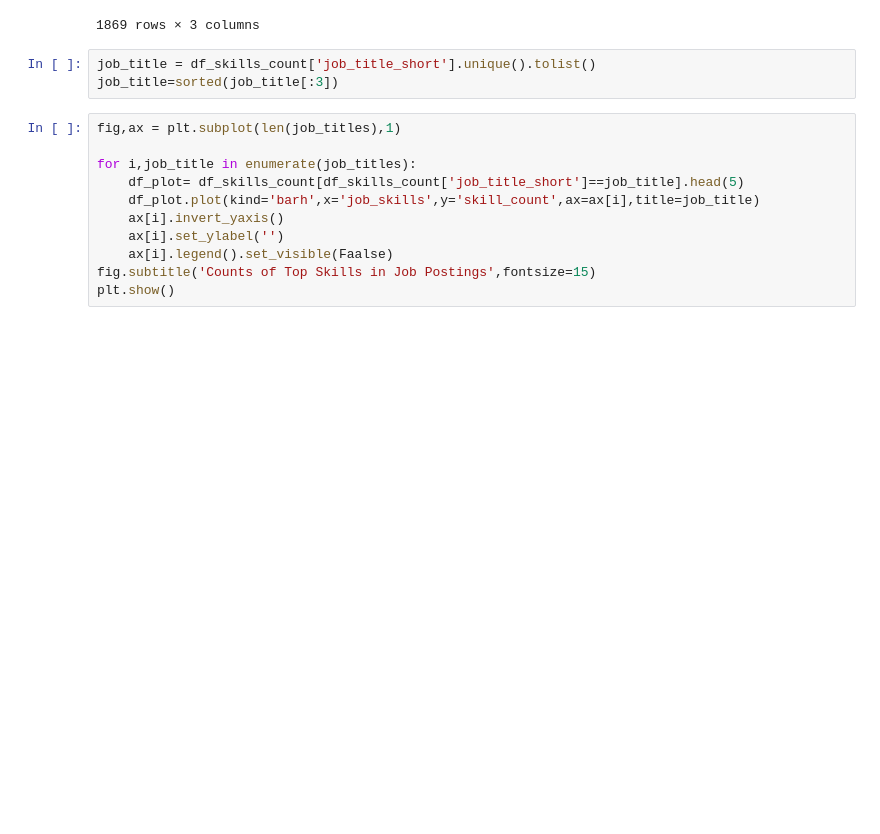
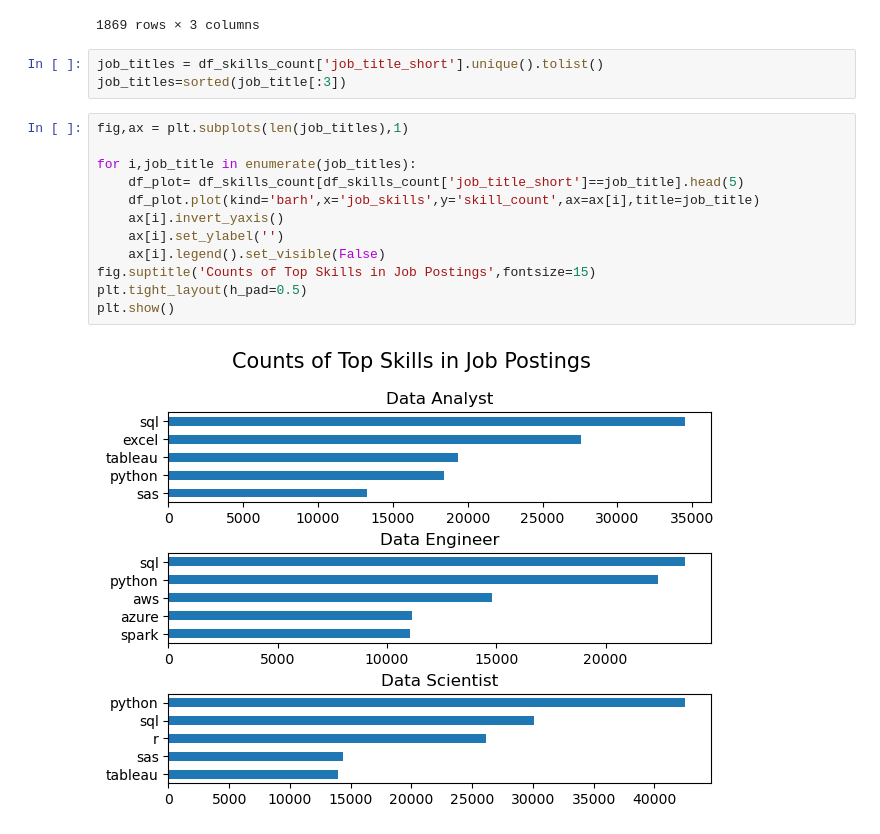
Before and after one commit to lakshay2002-cloud/Python-Project, a Jupyter notebook: Project/2_Skills_Count.ipynb, the cells around one changed output. Drawn from its saved outputs; the diff is of its cells as text; blank space fills up the shorter version.

```diff
--- a/Project/2_Skills_Count.ipynb
+++ b/Project/2_Skills_Count.ipynb
@@ -56,16 +57,19 @@ df_skills_count
 | 630 | gtx | Data Analyst | 1 |
 1869 rows × 3 columns
 # %%
-job_title = df_skills_count['job_title_short'].unique().tolist()
-job_title=sorted(job_title[:3])
+job_titles = df_skills_count['job_title_short'].unique().tolist()
+job_titles=sorted(job_title[:3])
 # %%
-fig,ax = plt.subplot(len(job_titles),1)
+fig,ax = plt.subplots(len(job_titles),1)
 
 for i,job_title in enumerate(job_titles):
     df_plot= df_skills_count[df_skills_count['job_title_short']==job_title].head(5)
     df_plot.plot(kind='barh',x='job_skills',y='skill_count',ax=ax[i],title=job_title)
     ax[i].invert_yaxis()
     ax[i].set_ylabel('')
-    ax[i].legend().set_visible(Faalse)
-fig.subtitle('Counts of Top Skills in Job Postings',fontsize=15)
+    ax[i].legend().set_visible(False)
+fig.suptitle('Counts of Top Skills in Job Postings',fontsize=15)
+plt.tight_layout(h_pad=0.5)
 plt.show()
+# %% [output]
+[figure, added]
```
Also changed, not shown: parts of 4 cells of this notebook, 5 other files.
